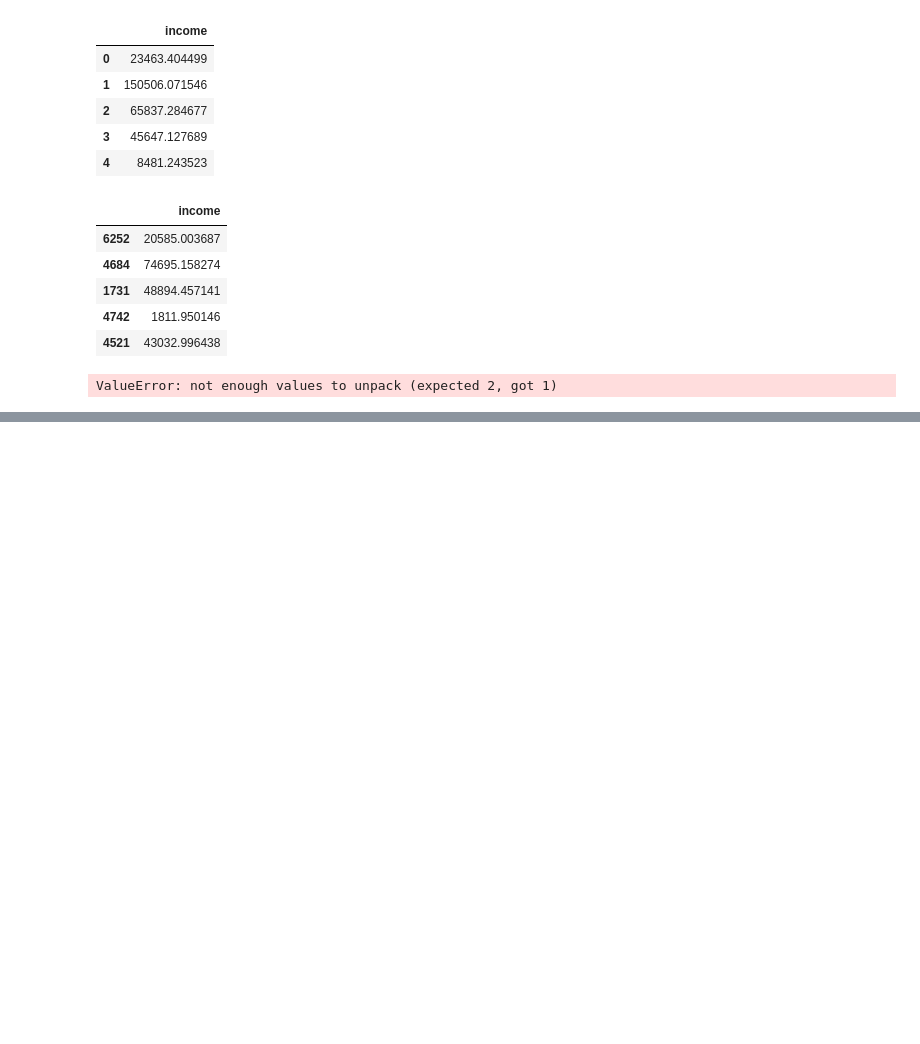
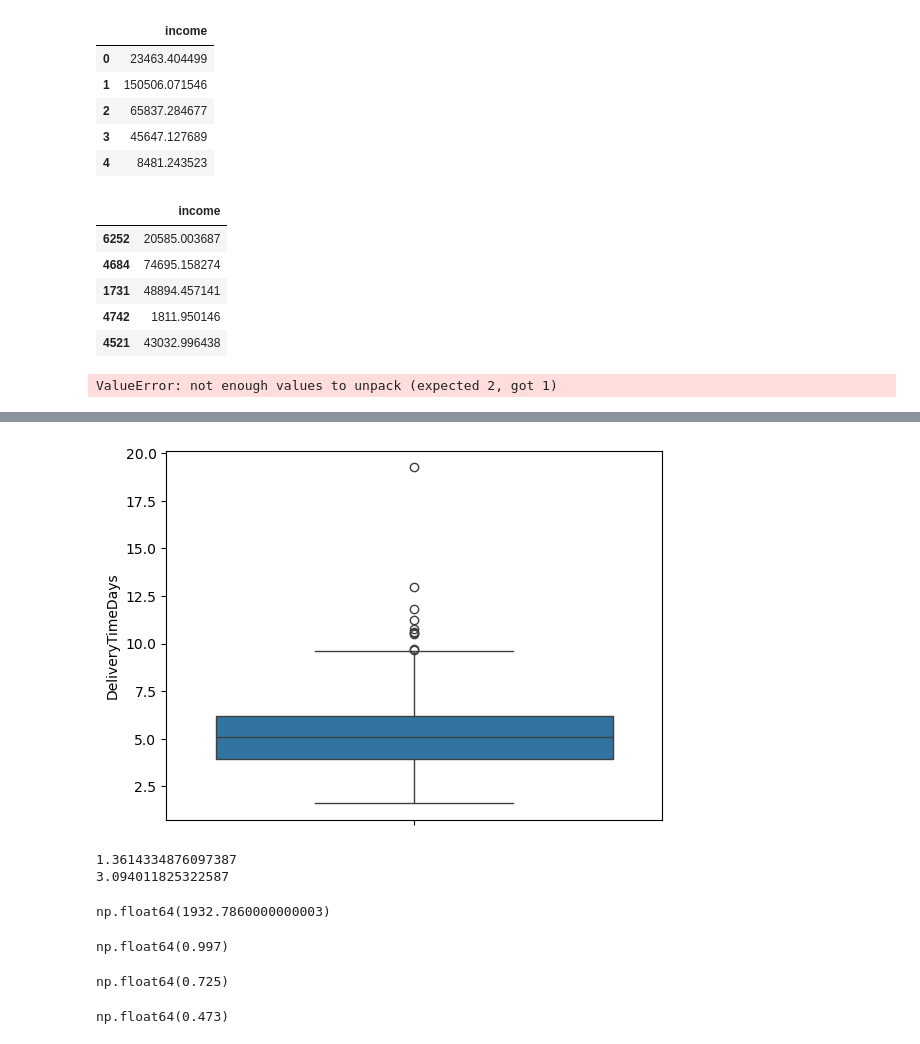
Before and after one commit to thomasneeva04/Data-Science---Learning, a Jupyter notebook: Week12/Untitled.ipynb, the cells around one changed output, grey strips where cells are left out. Cells and saved outputs as stored; diff of their text form; code cells hidden in the pictures; blank space fills up the shorter version.

```diff
--- a/Week12/Untitled.ipynb
+++ b/Week12/Untitled.ipynb
@@ -36,0 +101,53 @@ ValueError: not enough values to unpack (expected 2, got 1)
+# %%
+import seaborn as sns
+sns.boxplot(df['DeliveryTimeDays'])
+plt.show()
+# %% [output]
+[figure, added]
+# %%
+print(df['PurchaseAmount'].skew())
+print(df['PurchaseAmount'].kurt())
+# %% [output]
+1.3614334876097387
+3.094011825322587
+# %%
+sample=df.sample(n=30, random_state=42)
+a=sample['PurchaseAmount'].mean()
+a
+# %% [output]
+np.float64(1932.7860000000003)
+# %%
+from scipy.stats import norm
+import numpy as np
+
+m=df['PurchaseAmount'].mean()
+std=df['PurchaseAmount'].std()
+n=len('PurchaseAmount')
+
+se=std/np.sqrt(n)
+
+prob=1-norm.cdf(1500,m,se)
+prob.round(3)
+# %% [output]
+np.float64(0.997)
+# %%
+# 2 sample
+
+male=df[df['Gender']=='Male']['PurchaseAmount'].dropna()
+female=df[df['Gender']=='Female']['PurchaseAmount'].dropna()
+
+from scipy.stats import ttest_ind
+stat,p= ttest_ind(male,female)
+p.round(3)
+# %% [output]
+np.float64(0.725)
+# %%
+# chi- square
+
+table=pd.crosstab(df['Gender'],df['PurchaseAmount'])
+
+from scipy.stats import chi2_contingency
+chi2,p,dof,expected=chi2_contingency(table)
+p.round(3)
+# %% [output]
+np.float64(0.473)
```
Also changed, not shown: parts of 19 cells of this notebook, 5 other files.
